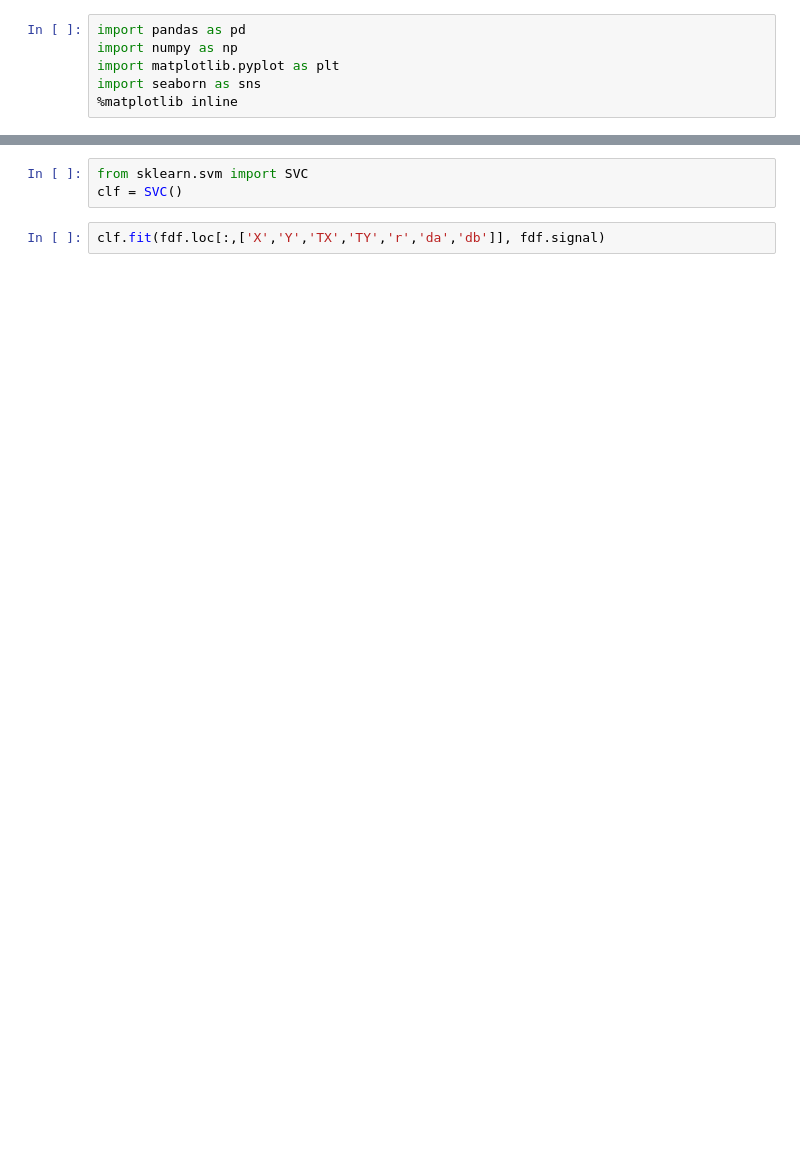
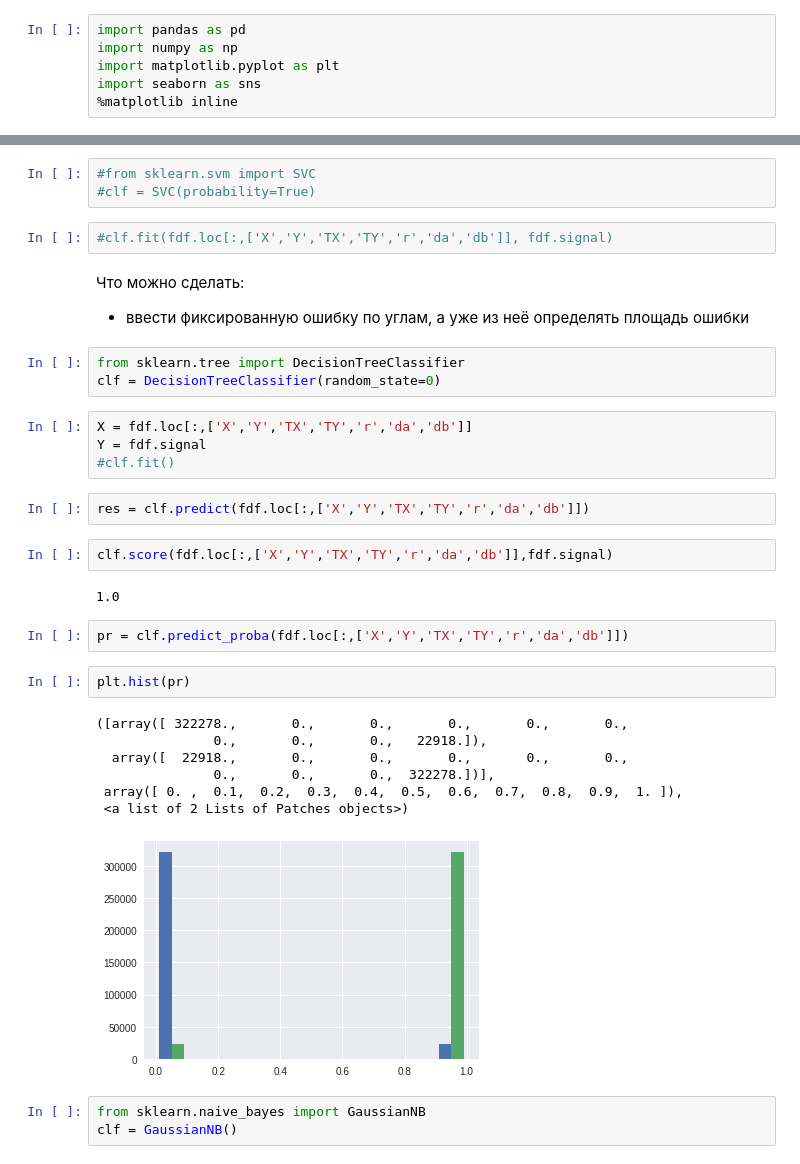
Before and after one commit to PhySci/darkMatter, a Jupyter notebook: first.ipynb, the cells around one changed output, grey strips where cells are left out. Saved outputs shown, nothing was run; the diff lists cells and outputs as text; blank space fills up the shorter version.

```diff
--- a/first.ipynb
+++ b/first.ipynb
@@ -129,5 +130,36 @@ fdf.head()
 # %%
-from sklearn.svm import SVC
-clf = SVC()
+#from sklearn.svm import SVC
+#clf = SVC(probability=True)
+# %%
+#clf.fit(fdf.loc[:,['X','Y','TX','TY','r','da','db']], fdf.signal)
+# %% [markdown]
+Что можно сделать:
+- ввести фиксированную ошибку по углам, а уже из неё определять площадь ошибки
+# %%
+from sklearn.tree import DecisionTreeClassifier
+clf = DecisionTreeClassifier(random_state=0)
+# %%
+X = fdf.loc[:,['X','Y','TX','TY','r','da','db']]
+Y = fdf.signal
+#clf.fit()
+# %%
+res = clf.predict(fdf.loc[:,['X','Y','TX','TY','r','da','db']])
 # %%
-clf.fit(fdf.loc[:,['X','Y','TX','TY','r','da','db']], fdf.signal)
+clf.score(fdf.loc[:,['X','Y','TX','TY','r','da','db']],fdf.signal)
+# %% [output]
+1.0
+# %%
+pr = clf.predict_proba(fdf.loc[:,['X','Y','TX','TY','r','da','db']])
+# %%
+plt.hist(pr)
+# %% [output]
+([array([ 322278.,       0.,       0.,       0.,       0.,       0.,
+               0.,       0.,       0.,   22918.]),
+  array([  22918.,       0.,       0.,       0.,       0.,       0.,
+               0.,       0.,       0.,  322278.])],
+ array([ 0. ,  0.1,  0.2,  0.3,  0.4,  0.5,  0.6,  0.7,  0.8,  0.9,  1. ]),
+ <a list of 2 Lists of Patches objects>)
+[figure, added]
+# %%
+from sklearn.naive_bayes import GaussianNB
+clf = GaussianNB()
```
Also changed, not shown: parts of 13 cells of this notebook.
